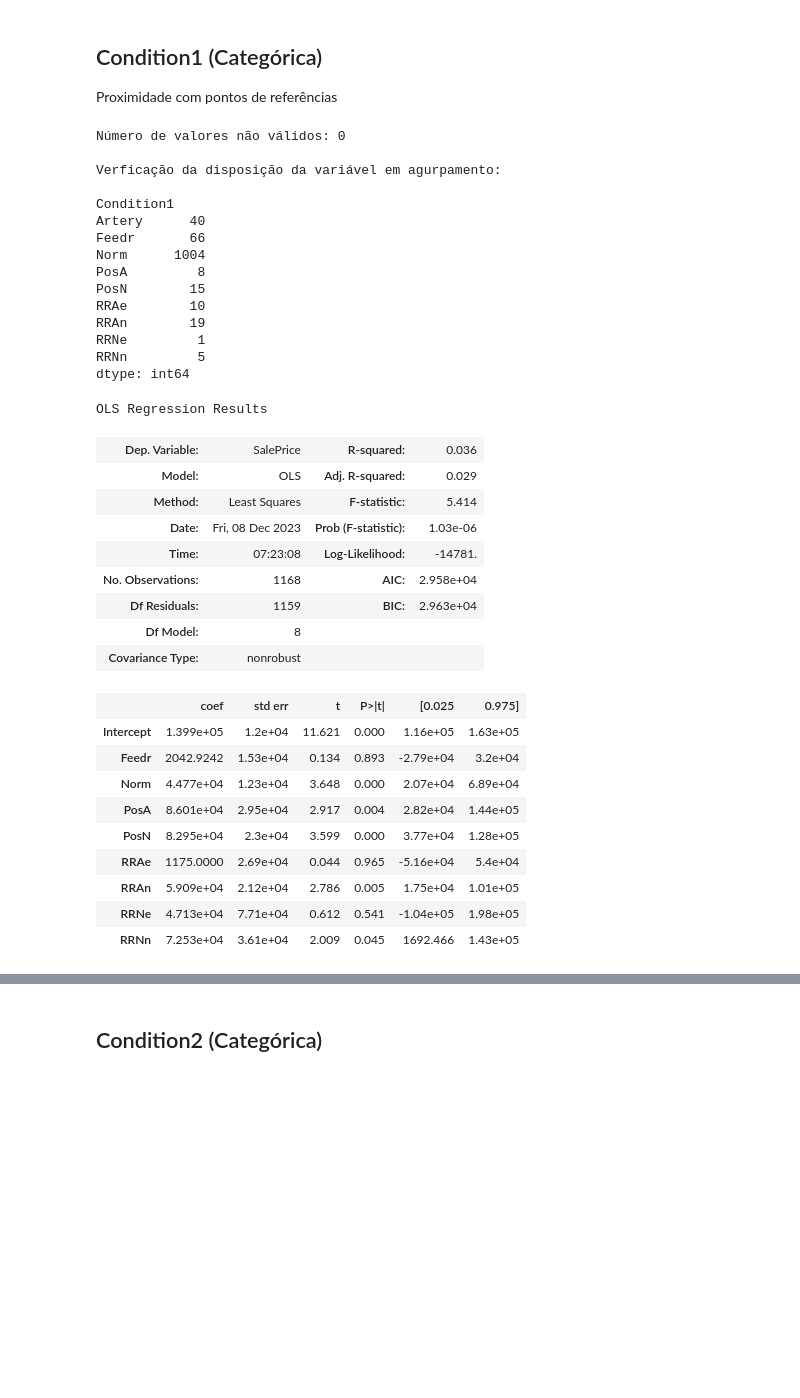
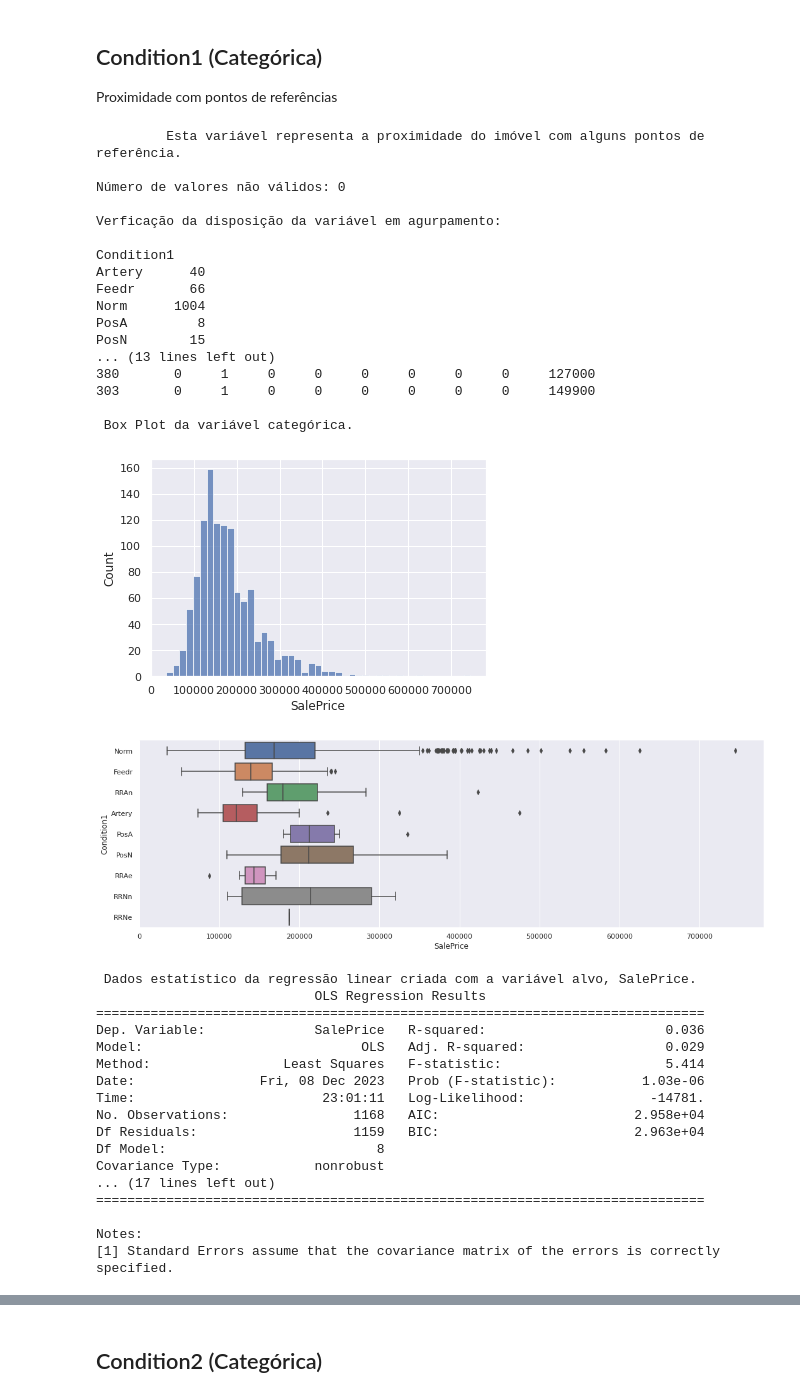
Before and after one commit to JohnDaytonCC/HousePricesPrediction, a Jupyter notebook: Notebook - House Prices Predition.ipynb, the cells around one changed output, grey strips where cells are left out. Saved outputs shown, nothing was run; the diff lists cells and outputs as text; code cells hidden in the pictures; blank space fills up the shorter version.

Commit message:
Processo de seleção de variáveis categóricas.

```diff
--- a/Notebook - House Prices Predition.ipynb
+++ b/Notebook - House Prices Predition.ipynb
@@ -1088,62 +1103,81 @@ TypeError: Axes.bar() got multiple values for argument 'height'
 Proximidade com pontos de referências
 # %%
 nome_feature = 'Condition1'
+
+print('\t Esta variável representa a proximidade do imóvel com alguns pontos de referência.\n')
 
 # Verificação de valores nulos na variável
 print(f'Número de valores não válidos: {dados_treino[nome_feature].isnull().sum()}\n')
 
-# Estatística univariádas pela variável
+# Agrupamento dos valores da variável
 print('Verficação da disposição da variável em agurpamento:\n')
 agrupado = dados_treino.groupby([nome_feature]).size()
 print(agrupado)
 
 # Conversão da variável categórica em dicotômica com a exclusão da primeira variável dicotômica.
 df_dummies_auxiliar = pd.get_dummies(dados_treino[nome_feature], columns=[nome_feature], drop_first=True)
 
 # Inclusão da variável dependente ao data frame de variáveis dicotômicas.
 df_dummies_auxiliar[nome_target] = dados_treino[nome_target].copy()
 
-# Verificação do data frame.
-df_dummies_auxiliar.head(6)
+print('\n Verificação dos primeiros dados do Data Frame.\n')
+print(df_dummies_auxiliar.head(6))
+
+############################################################################################################
+# Criação de um gráfico para facilitar o entendimento da dispersão dos dados
+
+print('\n Box Plot da variável categórica.')
+
+sns.catplot(x = nome_target, y = nome_feature, data = dados_treino, kind = "box", height=5, aspect=3)
+
+# Ajustar o layout para evitar sobreposição
+plt.tight_layout()
+
+# Mostrar os gráficos
+plt.show()
+############################################################################################################
+
+print('\n\t Os dados dessa variável estão concentradas na mesma faixa da variável targe, por isso a relação dela com a variável depente não será boa.')
 
 # Estimação do modelo de regressão linear múltipla com n-1 dummies
 modelo_dummies = sm.OLS.from_formula("SalePrice ~ Feedr + Norm + PosA + PosN + RRAe + RRAn + RRNe + RRNn", df_dummies_auxiliar).fit()
 
-# Verificação dos parâmetros do modelo.
-modelo_dummies.summary()
+print('\n Dados estatístico da regressão linear criada com a variável alvo, SalePrice.')
+print(modelo_dummies.summary())
 # %% [output]
+         Esta variável representa a proximidade do imóvel com alguns pontos de referência.
+
 Número de valores não válidos: 0
 
 Verficação da disposição da variável em agurpamento:
 
 Condition1
 Artery      40
 Feedr       66
 Norm      1004
 PosA         8
 PosN        15
-RRAe        10
-RRAn        19
-RRNe         1
-RRNn         5
-dtype: int64
+... (13 lines left out)
+380       0     1     0     0     0     0     0     0     127000
+303       0     1     0     0     0     0     0     0     149900
+
+ Box Plot da variável categórica.
+[figure, added]
+[figure, added]
-OLS Regression Results
+ Dados estatístico da regressão linear criada com a variável alvo, SalePrice.
+                            OLS Regression Results
+==============================================================================
+Dep. Variable:              SalePrice   R-squared:                       0.036
+Model:                            OLS   Adj. R-squared:                  0.029
+Method:                 Least Squares   F-statistic:                     5.414
+Date:                Fri, 08 Dec 2023   Prob (F-statistic):           1.03e-06
+Time:                        23:01:11   Log-Likelihood:                -14781.
+No. Observations:                1168   AIC:                         2.958e+04
+Df Residuals:                    1159   BIC:                         2.963e+04
+Df Model:                           8
+Covariance Type:            nonrobust
+... (17 lines left out)
+==============================================================================
+
+Notes:
+[1] Standard Errors assume that the covariance matrix of the errors is correctly specified.
-| Dep. Variable: | SalePrice | R-squared: | 0.036 |
-| Model: | OLS | Adj. R-squared: | 0.029 |
-| Method: | Least Squares | F-statistic: | 5.414 |
-| Date: | Fri, 08 Dec 2023 | Prob (F-statistic): | 1.03e-06 |
-| Time: | 07:23:08 | Log-Likelihood: | -14781. |
-| No. Observations: | 1168 | AIC: | 2.958e+04 |
-| Df Residuals: | 1159 | BIC: | 2.963e+04 |
-| Df Model: | 8 |  |  |
-| Covariance Type: | nonrobust |  |  |
-|  | coef | std err | t | P>|t| | [0.025 | 0.975] |
-| Intercept | 1.399e+05 | 1.2e+04 | 11.621 | 0.000 | 1.16e+05 | 1.63e+05 |
-| Feedr | 2042.9242 | 1.53e+04 | 0.134 | 0.893 | -2.79e+04 | 3.2e+04 |
-| Norm | 4.477e+04 | 1.23e+04 | 3.648 | 0.000 | 2.07e+04 | 6.89e+04 |
-| PosA | 8.601e+04 | 2.95e+04 | 2.917 | 0.004 | 2.82e+04 | 1.44e+05 |
-| PosN | 8.295e+04 | 2.3e+04 | 3.599 | 0.000 | 3.77e+04 | 1.28e+05 |
-| RRAe | 1175.0000 | 2.69e+04 | 0.044 | 0.965 | -5.16e+04 | 5.4e+04 |
-| RRAn | 5.909e+04 | 2.12e+04 | 2.786 | 0.005 | 1.75e+04 | 1.01e+05 |
-| RRNe | 4.713e+04 | 7.71e+04 | 0.612 | 0.541 | -1.04e+05 | 1.98e+05 |
-| RRNn | 7.253e+04 | 3.61e+04 | 2.009 | 0.045 | 1692.466 | 1.43e+05 |
```
Also changed, not shown: parts of 47 cells of this notebook.
